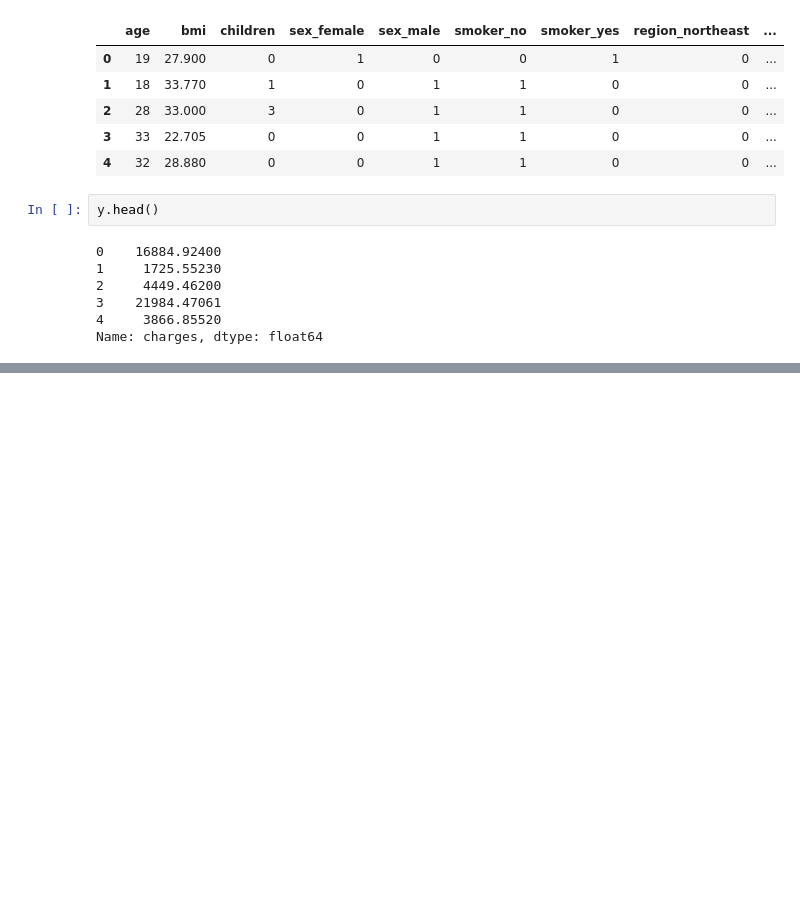
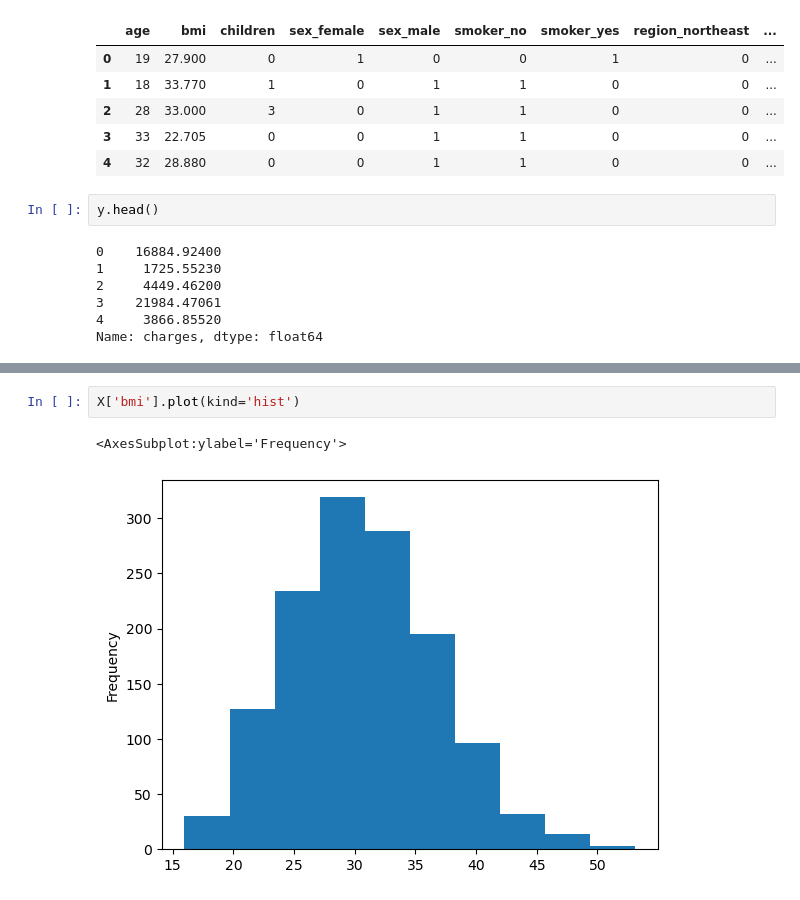
Before and after one commit to oriol-marco/Medical-Cost-Personal, a Jupyter notebook: 01_neural_network_regression_with_tensorflow.ipynb, the cells around one changed output, grey strips where cells are left out. Drawn from its saved outputs; the diff is of its cells as text; blank space fills up the shorter version.

```diff
--- a/01_neural_network_regression_with_tensorflow.ipynb
+++ b/01_neural_network_regression_with_tensorflow.ipynb
@@ -78,0 +269,5 @@ Name: charges, dtype: float64
+# %%
+X['bmi'].plot(kind='hist')
+# %% [output]
+<AxesSubplot:ylabel='Frequency'>
+[figure, added]
```
Also changed, not shown: parts of 22 cells of this notebook.
